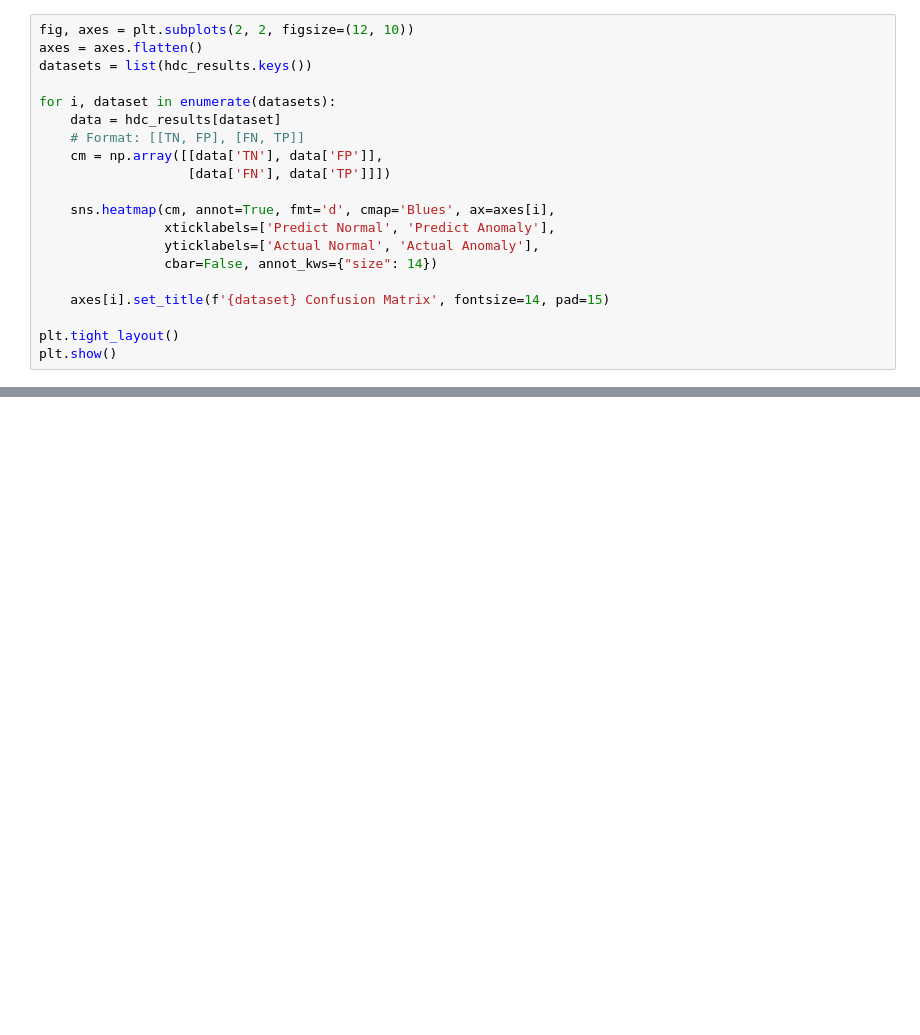
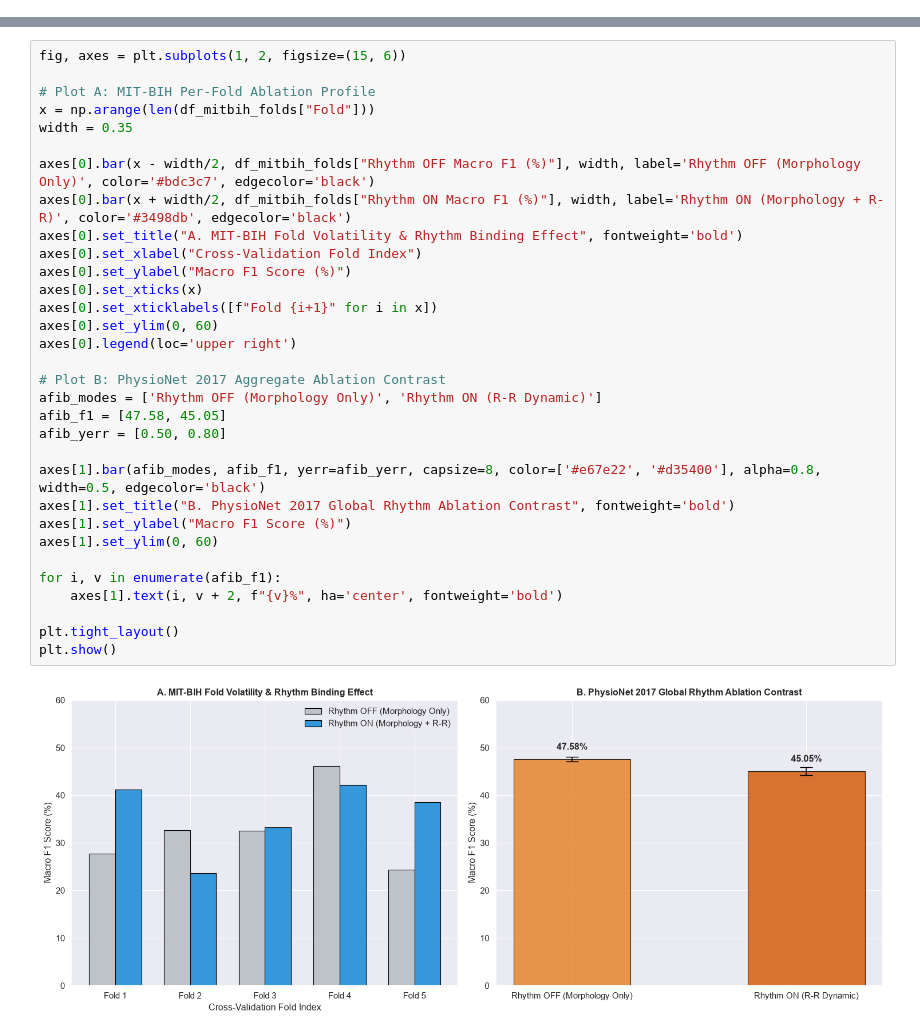
Before and after one commit to LohitMoharana/NeuroHDC, a Jupyter notebook: notebooks/benchmark_notebook.ipynb, the cells around one changed output, grey strips where cells are left out. Drawn from its saved outputs; the diff is of its cells as text; blank space fills up the shorter version.

```diff
--- a/notebooks/benchmark_notebook.ipynb
+++ b/notebooks/benchmark_notebook.ipynb
@@ -39,20 +0,0 @@ Visualizing the binary anomaly detection performance for each dataset.
-# %%
-fig, axes = plt.subplots(2, 2, figsize=(12, 10))
-axes = axes.flatten()
-datasets = list(hdc_results.keys())
-
-for i, dataset in enumerate(datasets):
-    data = hdc_results[dataset]
-    # Format: [[TN, FP], [FN, TP]]
-    cm = np.array([[data['TN'], data['FP']],
-                   [data['FN'], data['TP']]])
-
-    sns.heatmap(cm, annot=True, fmt='d', cmap='Blues', ax=axes[i],
-                xticklabels=['Predict Normal', 'Predict Anomaly'],
-                yticklabels=['Actual Normal', 'Actual Anomaly'],
-                cbar=False, annot_kws={"size": 14})
-
-    axes[i].set_title(f'{dataset} Confusion Matrix', fontsize=14, pad=15)
-
-plt.tight_layout()
-plt.show()
@@ -268,0 +130,34 @@ plt.show()
+# %%
+fig, axes = plt.subplots(1, 2, figsize=(15, 6))
+
+# Plot A: MIT-BIH Per-Fold Ablation Profile
+x = np.arange(len(df_mitbih_folds["Fold"]))
+width = 0.35
+
+axes[0].bar(x - width/2, df_mitbih_folds["Rhythm OFF Macro F1 (%)"], width, label='Rhythm OFF (Morphology Only)', color='#bdc3c7', edgecolor='black')
+axes[0].bar(x + width/2, df_mitbih_folds["Rhythm ON Macro F1 (%)"], width, label='Rhythm ON (Morphology + R-R)', color='#3498db', edgecolor='black')
+axes[0].set_title("A. MIT-BIH Fold Volatility & Rhythm Binding Effect", fontweight='bold')
+axes[0].set_xlabel("Cross-Validation Fold Index")
+axes[0].set_ylabel("Macro F1 Score (%)")
+axes[0].set_xticks(x)
+axes[0].set_xticklabels([f"Fold {i+1}" for i in x])
+axes[0].set_ylim(0, 60)
+axes[0].legend(loc='upper right')
+
+# Plot B: PhysioNet 2017 Aggregate Ablation Contrast
+afib_modes = ['Rhythm OFF (Morphology Only)', 'Rhythm ON (R-R Dynamic)']
+afib_f1 = [47.58, 45.05]
+afib_yerr = [0.50, 0.80]
+
+axes[1].bar(afib_modes, afib_f1, yerr=afib_yerr, capsize=8, color=['#e67e22', '#d35400'], alpha=0.8, width=0.5, edgecolor='black')
+axes[1].set_title("B. PhysioNet 2017 Global Rhythm Ablation Contrast", fontweight='bold')
+axes[1].set_ylabel("Macro F1 Score (%)")
+axes[1].set_ylim(0, 60)
+
+for i, v in enumerate(afib_f1):
+    axes[1].text(i, v + 2, f"{v}%", ha='center', fontweight='bold')
+
+plt.tight_layout()
+plt.show()
+# %% [output]
+[figure, added]
```
Also changed, not shown: parts of 27 cells of this notebook.
